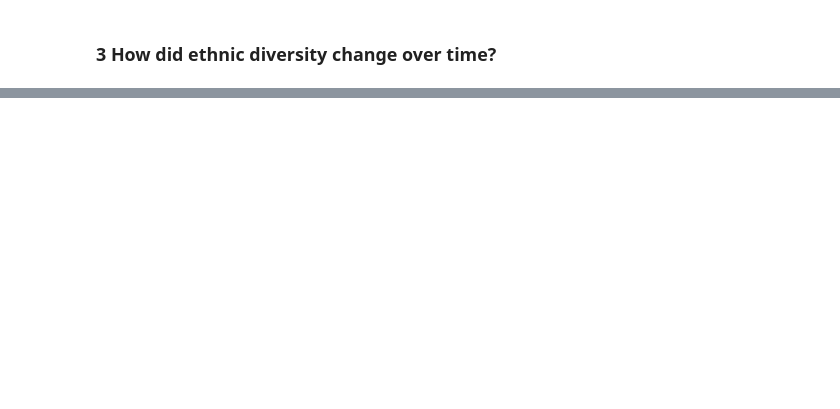
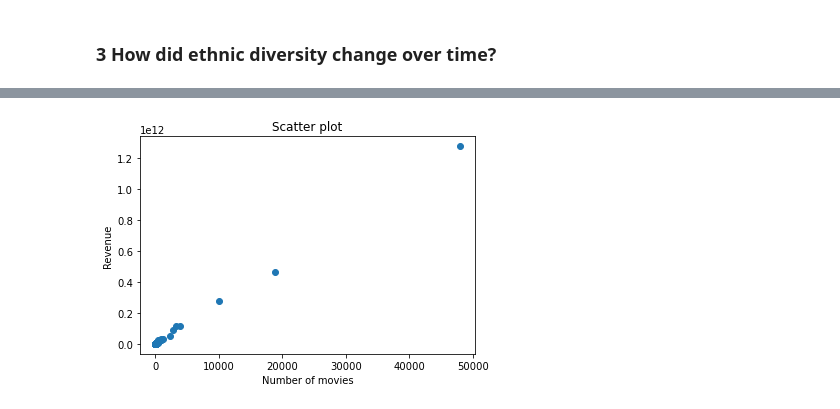
Before and after one commit to epfl-ada/ada-2022-project-borroworrob, a Jupyter notebook: johann.ipynb, the cells around one changed output, grey strips where cells are left out. Drawn from its saved outputs; the diff is of its cells as text; code cells hidden in the pictures; blank space fills up the shorter version.

```diff
--- a/johann.ipynb
+++ b/johann.ipynb
@@ -341,0 +347,25 @@ To see if ethnic diversity is correlated with success, we have to find what make
+# %%
+# First we make a list of all the countries in the data
+countries = []
+for values in df_country['movie_countries'] :
+    for value in values:
+        if value not in countries:
+            countries.append(value)
+
+# Convert the multiple countries in column in a multiple rows (duplication of the row for each the multiples movie_countries)
+dft = df_country.explode('movie_countries')
+dft= dft.reset_index()
+dft.drop_duplicates(subset='freebase_movie_id', keep='first')
+
+
+# Analysis movie with the revenue and the number of movies for all countries
+data_countries = pd.DataFrame()
+
+data_countries = merged_data.groupby(dft['movie_countries']).apply(lambda x: pd.Series({
+         'revenue' : np.nansum(x['revenue']),
+         'number_movie': len(x['freebase_movie_id'])
+    }))
+
+# sort data with the most movie at the top
+data_c =data_countries.sort_values(by='number_movie',ascending=False)
+data_c
@@ -341,0 +387,8 @@ To see if ethnic diversity is correlated with success, we have to find what make
+# %%
+plt.scatter(data_countries['number_movie'], data_countries['revenue'], cmap= 'viridis', label = data_countries.index)
+plt.title('Scatter plot')
+plt.ylabel('Revenue')
+plt.xlabel('Number of movies')
+plt.show()
+# %% [output]
+[figure, added]
```
Also changed, not shown: parts of 31 cells of this notebook.
